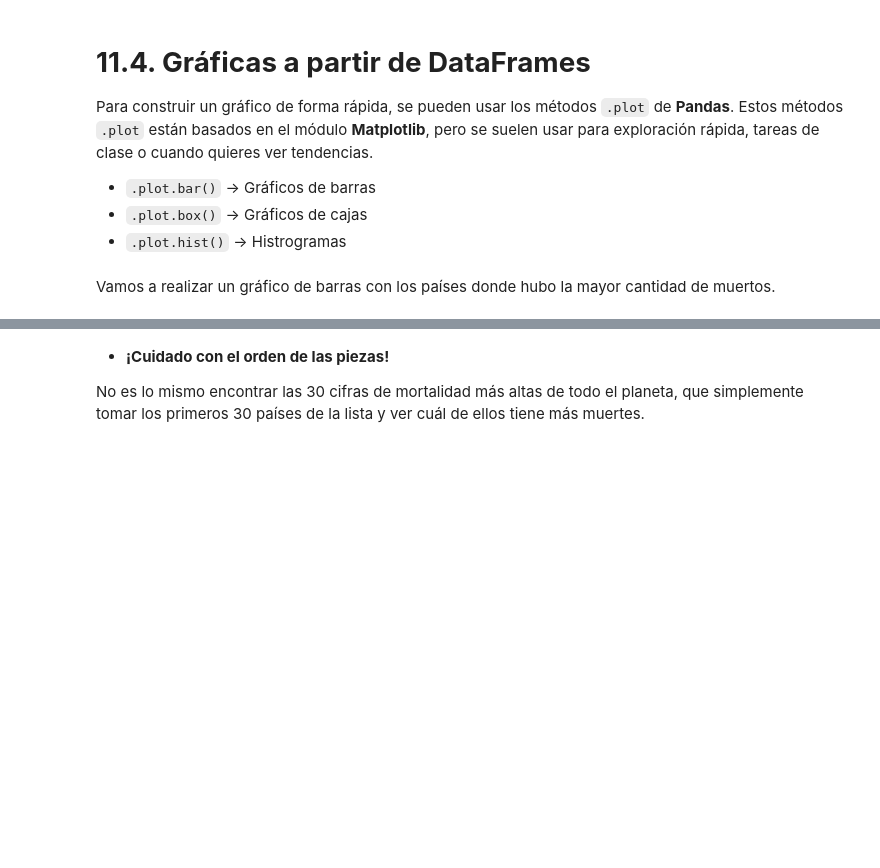
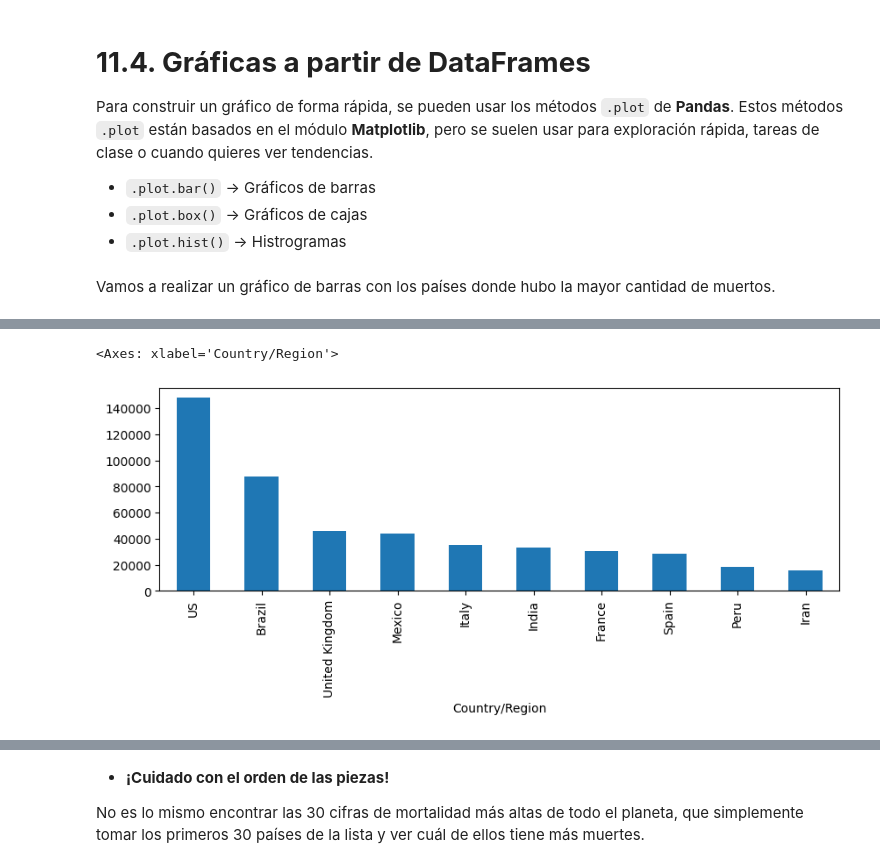
Before and after one commit to estebangonzalezITM/ProgramacionAvanzada, a Jupyter notebook: Notebooks/11_Pandas.ipynb, the cells around one changed output, grey strips where cells are left out. Saved outputs shown, nothing was run; the diff lists cells and outputs as text; code cells hidden in the pictures; blank space fills up the shorter version.

```diff
--- a/Notebooks/11_Pandas.ipynb
+++ b/Notebooks/11_Pandas.ipynb
@@ -897,0 +1666,3 @@ df
+# %%
+df.iloc[0,-2] = 'Mediterráneo oriental'
+df.head()
@@ -897,0 +1677,3 @@ df
+# %%
+df.loc['Afganistán','WHO Region'] = 'Eastern Mediterranean'
+df.head()
@@ -912,0 +1727,3 @@ df.head(5)
+# %%
+df.drop('Nuevos datos',axis=1, inplace=True)
+df.head()
@@ -917,0 +1751,3 @@ df.head()
+# %%
+df.drop(['Andorra','Antigua and Barbuda'],axis=0, inplace=True)
+df.head()
@@ -1010,2 +2099,7 @@ df.head(10)
+# %%
+df['Muertos'].sort_values(ascending=False)[:10].plot.bar(figsize=(10,3))
+# %% [output]
+<Axes: xlabel='Country/Region'>
+[figure, added]
 # %%
 df['Muertos'].sort_values(ascending=False)[:30].plot.bar(figsize=(10,3))
```
Also changed, not shown: parts of 140 cells of this notebook.
